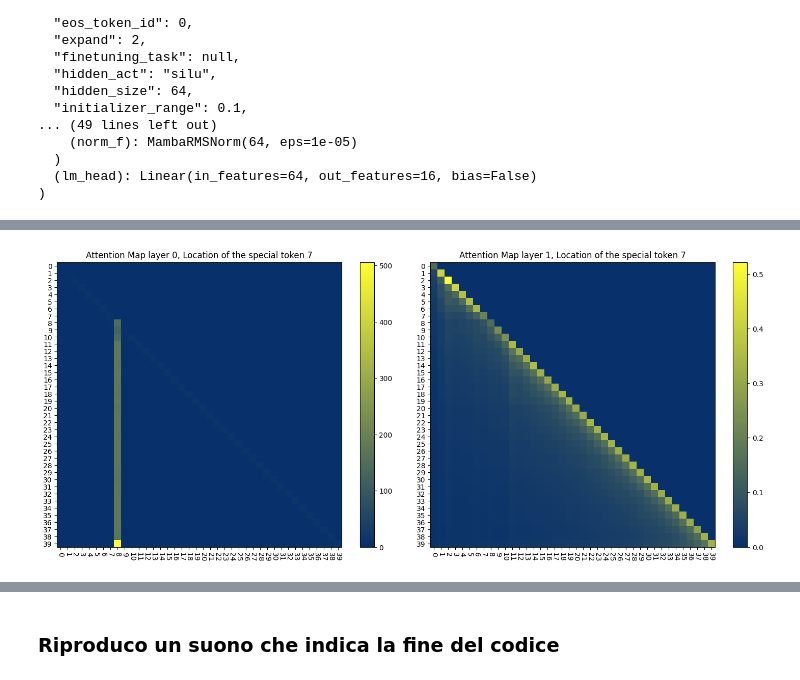
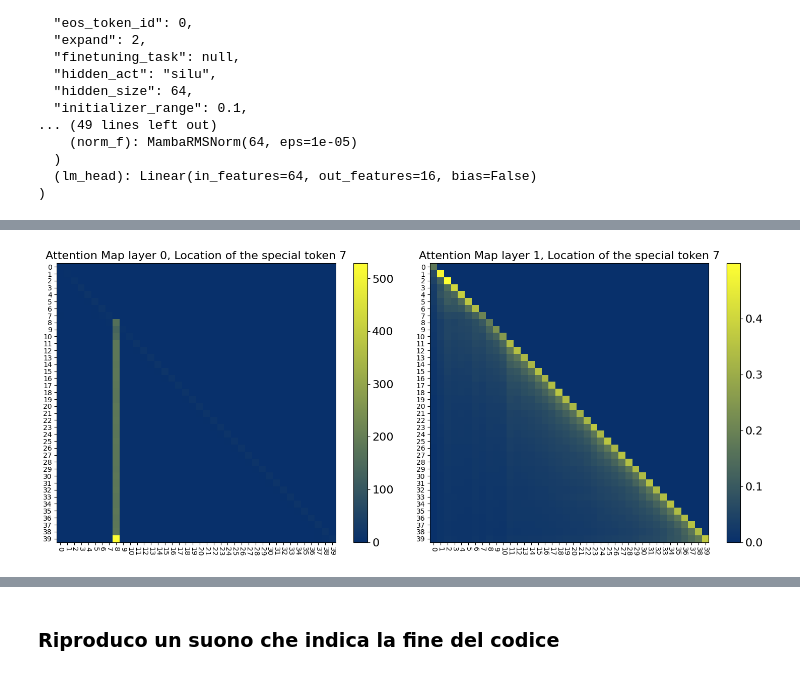
Before and after one commit to WillyPuri/my_mamba, a Jupyter notebook: A_M_multiple_runs.ipynb, the cells around one changed output, grey strips where cells are left out. Drawn from its saved outputs; the diff is of its cells as text; code cells hidden in the pictures.

```diff
--- a/A_M_multiple_runs.ipynb
+++ b/A_M_multiple_runs.ipynb
@@ -234,9 +237,6 @@ def attention_map_row(previous_row,A_bar_d,B_bar_d,C):                         #
   partial_new_row = torch.cat([partial_new_row,diag], dim=0)                   # [seq_len,ssm_state_dim]
   new_row = (C * partial_new_row).sum(dim=1)                                   # implemento il prodotto riga per colonna
   return partial_new_row,new_row
-
-seq_len = 40
-dataset_size = 1000
 
 layer1_largest = []
 layer2_largest = []
@@ -279,8 +279,8 @@ for k in range(dataset_size):
       for j in range(input_ids.shape[0]):
         predictions_token = tokenizer.id_to_token(predictions[j].item())
         seq_tokens = [tokenizer.id_to_token(token_id.item()) for token_id in input_ids[j]]
-        print_sequence(seq_tokens, seq_tokens[-1], spacing, predictions_token)
-
+        if dataset_size == 1 or (k<=10 and dataset_size>=10):
+          print_sequence(seq_tokens, seq_tokens[-1], spacing, predictions_token)
 
   all_largest = []
   rows1 = []
@@ -356,13 +356,16 @@ for k in range(dataset_size):
           new.append((vec_C * partial[d]).sum(dim=1))
         else:
           partial[d], new[d] = attention_map_row(partial[d],vec_A,vec_B,vec_C)
-      mean = sum(np.abs(new))/D
+      if dataset_size ==1:
+        mean = sum(new)/D
+      else:
+        mean = sum(np.abs(new))/D
 
       if layer_id == 0:
         rows1.append(mean)
-
       else:
         rows2.append(mean)
+
       if l == 0:
         prova.append(A_bar[:,l,:].flatten())
       else:
@@ -377,8 +380,12 @@ for k in range(dataset_size):
   temp_M1 = torch.zeros(T, T)
   temp_M2 = torch.zeros(T, T)
   for t in range(T):
-    temp_M1[t, :t+1] = torch.from_numpy(rows1[t])
-    temp_M2[t, :t+1] = torch.from_numpy(rows2[t])
+    if dataset_size ==1:
+      temp_M1[t, :t+1] = rows1[t]
+      temp_M2[t, :t+1] = rows2[t]
+    else:
+      temp_M1[t, :t+1] = torch.from_numpy(rows1[t])
+      temp_M2[t, :t+1] = torch.from_numpy(rows2[t])
 
   if dataset_size ==1:
     M1+=temp_M1/dataset_size
@@ -548,38 +559,40 @@ else:
 m1 = torch.abs(M1).max().item()
 m2 = torch.abs(M2).max().item()
 
 if dataset_size ==1:
   norm1 = TwoSlopeNorm(vmin=-m1, vcenter=0.0, vmax=m1)
   norm2 = TwoSlopeNorm(vmin=-m2, vcenter=0.0, vmax=m2)
 else:
   norm1 = TwoSlopeNorm(vmin=0, vcenter=m1/2, vmax=m1)
   norm2 = TwoSlopeNorm(vmin=0, vcenter=m2/2, vmax=m2)
 
 
 fig, axes = plt.subplots(1, 2, figsize=(15, 6))
 plt.setp(axes[0].get_xticklabels(), rotation=-90)
 # Plot on the appropriate subplot
 im = axes[0].imshow(M1.numpy(), cmap=cmap, norm=norm1)
-axes[0].set_title(f"Attention Map layer {0}, Location of the special token {fix_indx}")
+axes[0].set_title(f"Attention Map layer {0}, Location of the special token {fix_indx}",fontsize=16)
 axes[0].xaxis.set_major_locator(ticker.MultipleLocator(1))
 axes[0].yaxis.set_major_locator(ticker.MultipleLocator(1))
 plt.setp(axes[0].get_xticklabels(), rotation=-90)
-fig.colorbar(im, ax=axes[0])
+cbar1 = fig.colorbar(im, ax=axes[0])
+cbar1.ax.tick_params(labelsize=16)
 
 plt.setp(axes[1].get_xticklabels(), rotation=-90)
 # Plot on the appropriate subplot
 im = axes[1].imshow(M2.numpy(), cmap=cmap, norm=norm2)
-axes[1].set_title(f"Attention Map layer {1}, Location of the special token {fix_indx}")
+axes[1].set_title(f"Attention Map layer {1}, Location of the special token {fix_indx}",fontsize=16)
 axes[1].xaxis.set_major_locator(ticker.MultipleLocator(1))
 axes[1].yaxis.set_major_locator(ticker.MultipleLocator(1))
 plt.setp(axes[1].get_xticklabels(), rotation=-90)
-fig.colorbar(im, ax=axes[1])
+cbar2 = fig.colorbar(im, ax=axes[1])
+cbar2.ax.tick_params(labelsize=16)
 
 plt.tight_layout()
 plt.savefig("average_attention_Maps_combined.png")
 plt.show()
 # %% [output]
-[figure, old version]
+[figure, new version]
 # %%
 mean_column = np.mean(all_columns, axis=0)
 std_column = np.std(all_columns, axis=0)/np.sqrt(dataset_size)
```
Also changed, not shown: parts of 5 cells of this notebook.
